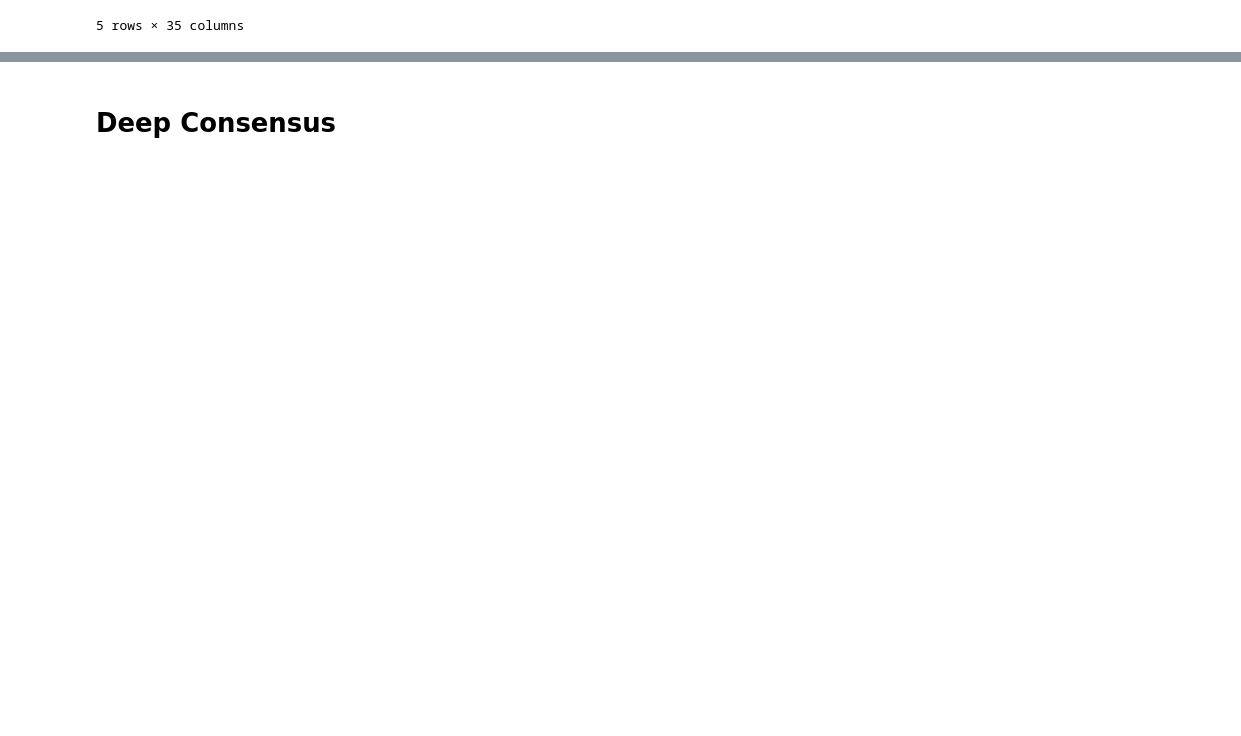
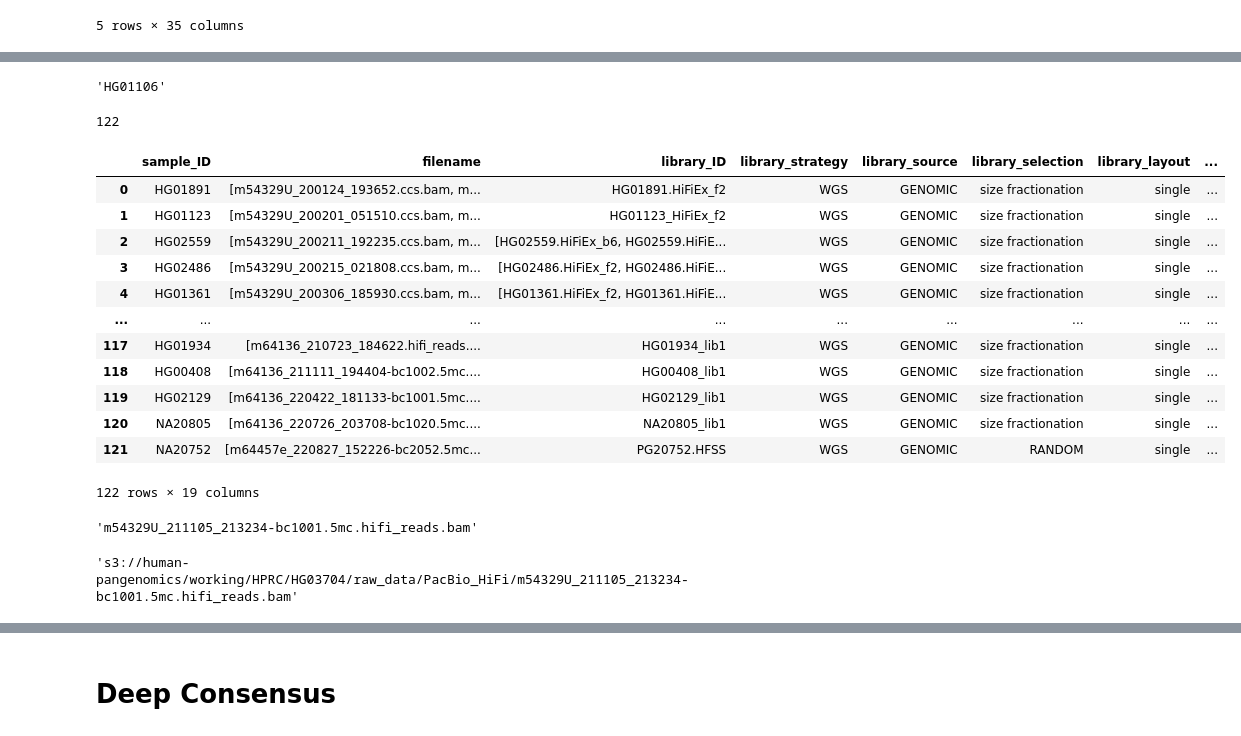
Before and after one commit to human-pangenomics/HPRC_metadata, a Jupyter notebook: hprc-sample-merge.ipynb, the cells around one changed output, grey strips where cells are left out. Cells and saved outputs as stored; diff of their text form; code cells hidden in the pictures; blank space fills up the shorter version.

Commit message:
update sample aggregate to use dict

```diff
--- a/hprc-sample-merge.ipynb
+++ b/hprc-sample-merge.ipynb
@@ -101,7 +101,7 @@ hifi_df.head()
 if hifi_df['notes'].isnull().all() == True:
     hifi_df = hifi_df.drop('notes', axis=1)
 # %%
-required_hifi_1_submitter_columns = ['filename', 'sample_ID', 'library_ID', 'library_strategy', 'library_source', 'library_selection', 'library_layout', 'platform', 'instrument_model',
+required_hifi_1_submitter_columns = ['sample_ID', 'filename', 'library_ID', 'library_strategy', 'library_source', 'library_selection', 'library_layout', 'platform', 'instrument_model',
                     'design_description', 'data_type', 'shear_method', 'size_selection', 'ccs_algorithm', 'polymerase_version', 'seq_plate_chemistry_version',
                     'generator_facility', 'generator_contact', 'notes']
 
@@ -139,2 +176,2 @@ for sample in list(set(hifi_df['sample_ID'].tolist())):
 # %%
-pd.DataFrame.from_dict(require_hifi_1_submitter_dict, orient='index')
+hifi_1_submitter_df = pd.DataFrame.from_dict(require_hifi_1_submitter_dict, orient='index')
@@ -183,6 +208,6 @@ hifi_sample_readstats_df = hifi_sample_readstats_df.groupby('sample_ID').agg({'t
                                                    'N50': 'mean', # assembly term shortest contig of the total assembly length (different for ONT)
                                                    'N75': 'mean'}).reset_index()
 # %%
-hifi_sample_df = pd.merge(hifi_sample_meta_df, hifi_sample_readstats_df, on='sample_ID')
+hifi_sample_df = pd.merge(hifi_1_submitter_df, hifi_sample_readstats_df, on='sample_ID')
 # %%
 # Check that sample's with missing 1_submitter metadata are present
@@ -191,0 +260,32 @@ hifi_sample_df.to_csv('hprc_metadata_sample_aggregate_HiFi.tsv', sep='\t')
+# %%
+list(set(hifi_sample_df['sample_ID'].tolist()))[0]
+# %% [output]
+'HG01106'
+# %%
+len(set(hifi_sample_df['sample_ID'].tolist()))
+# %% [output]
+122
+# %%
+hifi_sample_df[required_hifi_1_submitter_columns]
+# %% [output]
+|  | sample_ID | filename | library_ID | library_strategy | library_source | library_selection | library_layout | ... |
+| 0 | HG01891 | [m54329U_200124_193652.ccs.bam, m... | HG01891.HiFiEx_f2 | WGS | GENOMIC | size fractionation | single | ... |
+| 1 | HG01123 | [m54329U_200201_051510.ccs.bam, m... | HG01123_HiFiEx_f2 | WGS | GENOMIC | size fractionation | single | ... |
+| 2 | HG02559 | [m54329U_200211_192235.ccs.bam, m... | [HG02559.HiFiEx_b6, HG02559.HiFiE... | WGS | GENOMIC | size fractionation | single | ... |
+| 3 | HG02486 | [m54329U_200215_021808.ccs.bam, m... | [HG02486.HiFiEx_f2, HG02486.HiFiE... | WGS | GENOMIC | size fractionation | single | ... |
+| 4 | HG01361 | [m54329U_200306_185930.ccs.bam, m... | [HG01361.HiFiEx_f2, HG01361.HiFiE... | WGS | GENOMIC | size fractionation | single | ... |
+| ... | ... | ... | ... | ... | ... | ... | ... | ... |
+| 117 | HG01934 | [m64136_210723_184622.hifi_reads.... | HG01934_lib1 | WGS | GENOMIC | size fractionation | single | ... |
+| 118 | HG00408 | [m64136_211111_194404-bc1002.5mc.... | HG00408_lib1 | WGS | GENOMIC | size fractionation | single | ... |
+| 119 | HG02129 | [m64136_220422_181133-bc1001.5mc.... | HG02129_lib1 | WGS | GENOMIC | size fractionation | single | ... |
+| 120 | NA20805 | [m64136_220726_203708-bc1020.5mc.... | NA20805_lib1 | WGS | GENOMIC | size fractionation | single | ... |
+| 121 | NA20752 | [m64457e_220827_152226-bc2052.5mc... | PG20752.HFSS | WGS | GENOMIC | RANDOM | single | ... |
+122 rows × 19 columns
+# %%
+hifi_sample_df[hifi_sample_df['sample_ID'].isin(['HG03704'])]['filename'].tolist()[0][0]
+# %% [output]
+'m54329U_211105_213234-bc1001.5mc.hifi_reads.bam'
+# %%
+s3_dict[hifi_sample_df[hifi_sample_df['sample_ID'].isin(['HG03704'])]['filename'].tolist()[0][0]]
+# %% [output]
+'s3://human-pangenomics/working/HPRC/HG03704/raw_data/PacBio_HiFi/m54329U_211105_213234-bc1001.5mc.hifi_reads.bam'
```
Also changed, not shown: parts of 17 cells of this notebook.
